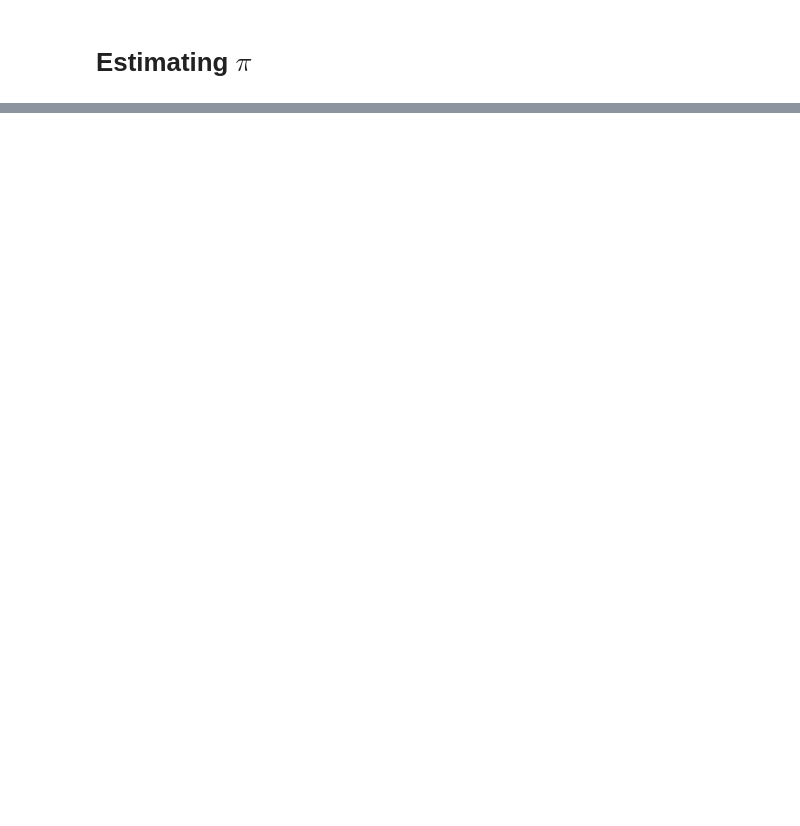
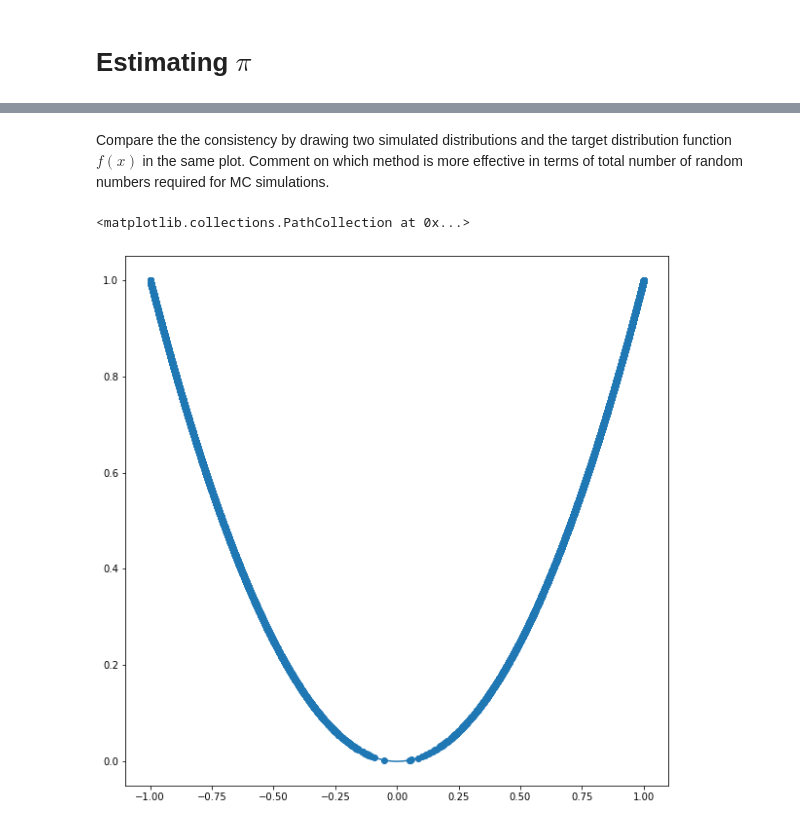
Before and after one commit to kmdao/Phys-434-HW, a Jupyter notebook: HW3.ipynb, the cells around one changed output, grey strips where cells are left out. Cells and saved outputs as stored; diff of their text form; code cells hidden in the pictures; blank space fills up the shorter version.

```diff
--- a/HW3.ipynb
+++ b/HW3.ipynb
@@ -150,0 +199,19 @@ def f(x):
+# %% [markdown]
+Compare the the consistency by drawing two simulated distributions and the target
+distribution function $f(x)$ in the same plot. Comment on which method is more
+effective in terms of total number of random numbers required for MC simulations.
+# %%
+# Plot with estimations
+fig, ax = plt.subplots(figsize=(10, 10))
+
+x = np.linspace(-1, 1, 10000)
+def parabola(x):
+    p = x ** 2
+    return p
+
+ax.plot(x, parabola(x), label='target')
+
+ax.scatter(rejection_sample, parabola(rejection_sample), label='rejection')
+# %% [output]
+<matplotlib.collections.PathCollection at 0x...>
+[figure, added]
```
Also changed, not shown: parts of 17 cells of this notebook.
